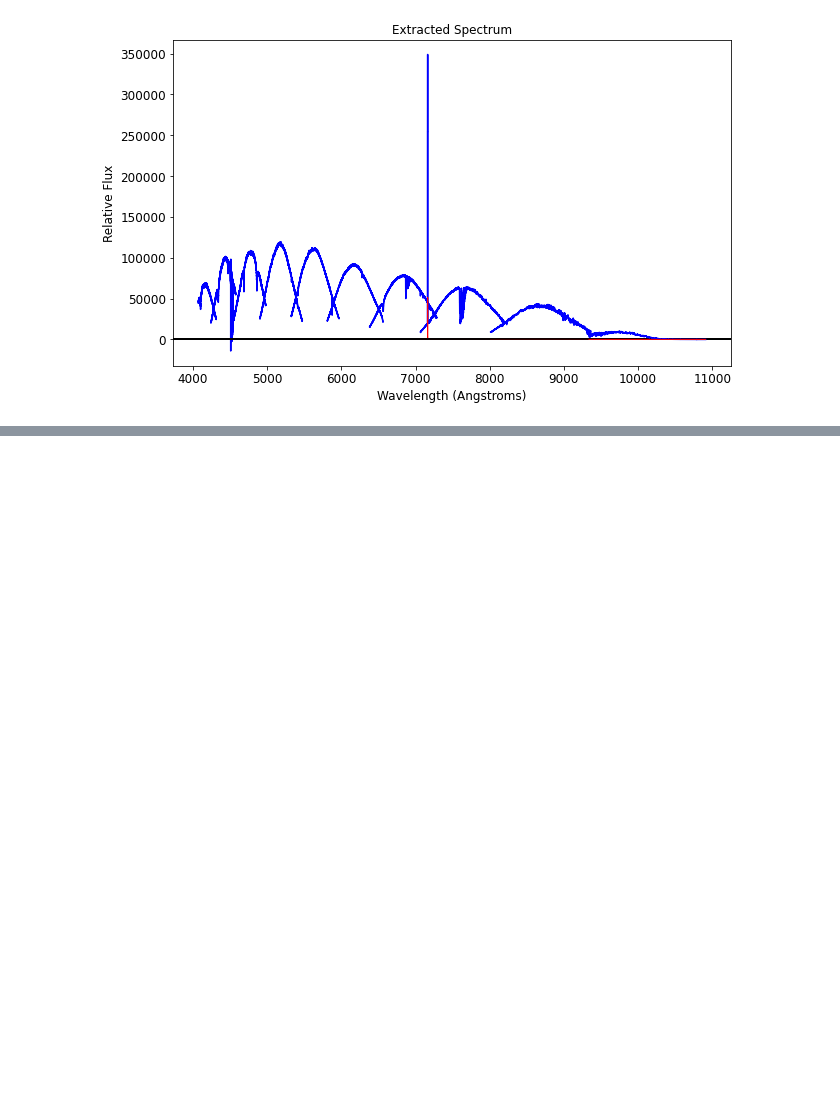
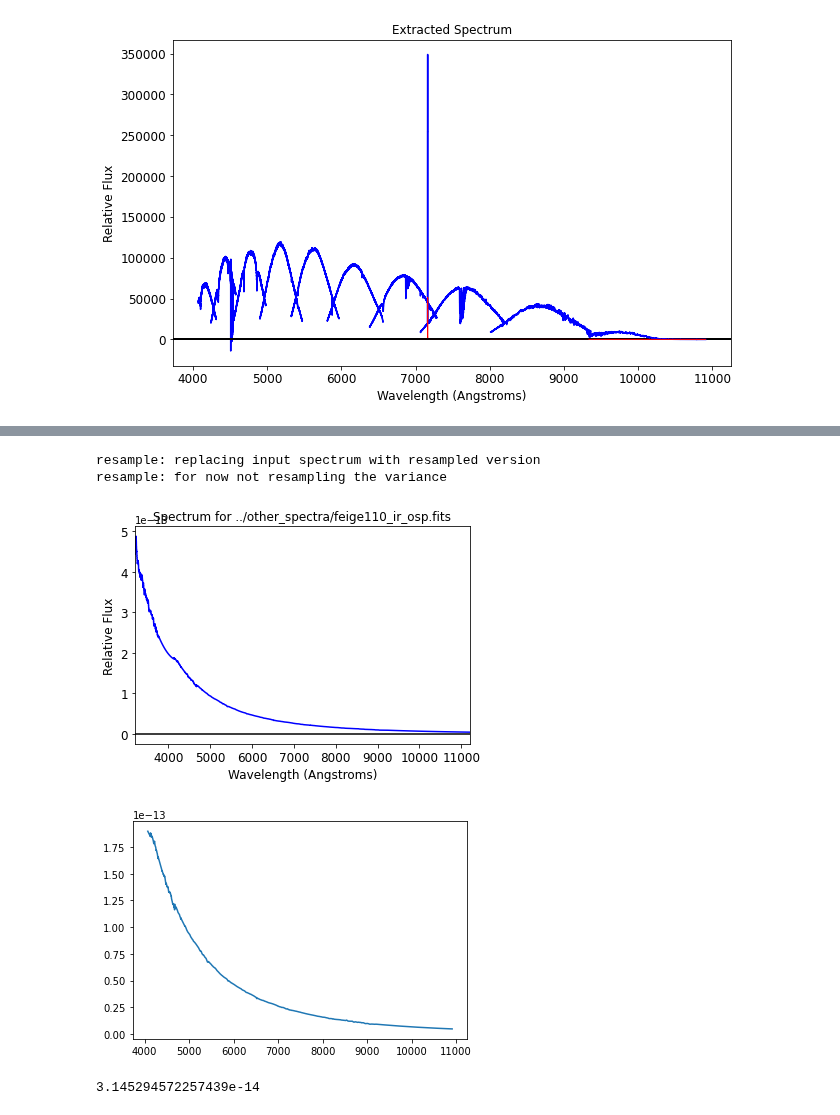
Before and after one commit to pmozumdar/spectra_extraction, a Jupyter notebook: response_curve_for_ESI_spectra.ipynb, the cells around one changed output, grey strips where cells are left out. Drawn from its saved outputs; the diff is of its cells as text; code cells hidden in the pictures; blank space fills up the shorter version.

```diff
--- a/response_curve_for_ESI_spectra.ipynb
+++ b/response_curve_for_ESI_spectra.ipynb
@@ -117,0 +161,18 @@ fg[9].plot()
+# %%
+w0 = np.log10(fg_spec[0]['wav'][0])
+w1 = np.log10(fg_spec[-1]['wav'][-1])
+outwav = np.arange(w0, w1, 1.65e-5)
+outwav = 10**outwav
+calb_spec.resample(owave=outwav)
+calb_spec.plot()
+plt.figure()
+plt.plot(calb_spec.rswav, calb_spec.rsflux)
+plt.show()
+norm = np.median(calb_spec.rsflux)
+norm
+# %% [output]
+resample: replacing input spectrum with resampled version
+resample: for now not resampling the variance
+[figure, added]
+[figure, added]
+3.145294572257439e-14
```
Also changed, not shown: parts of 36 cells of this notebook.
